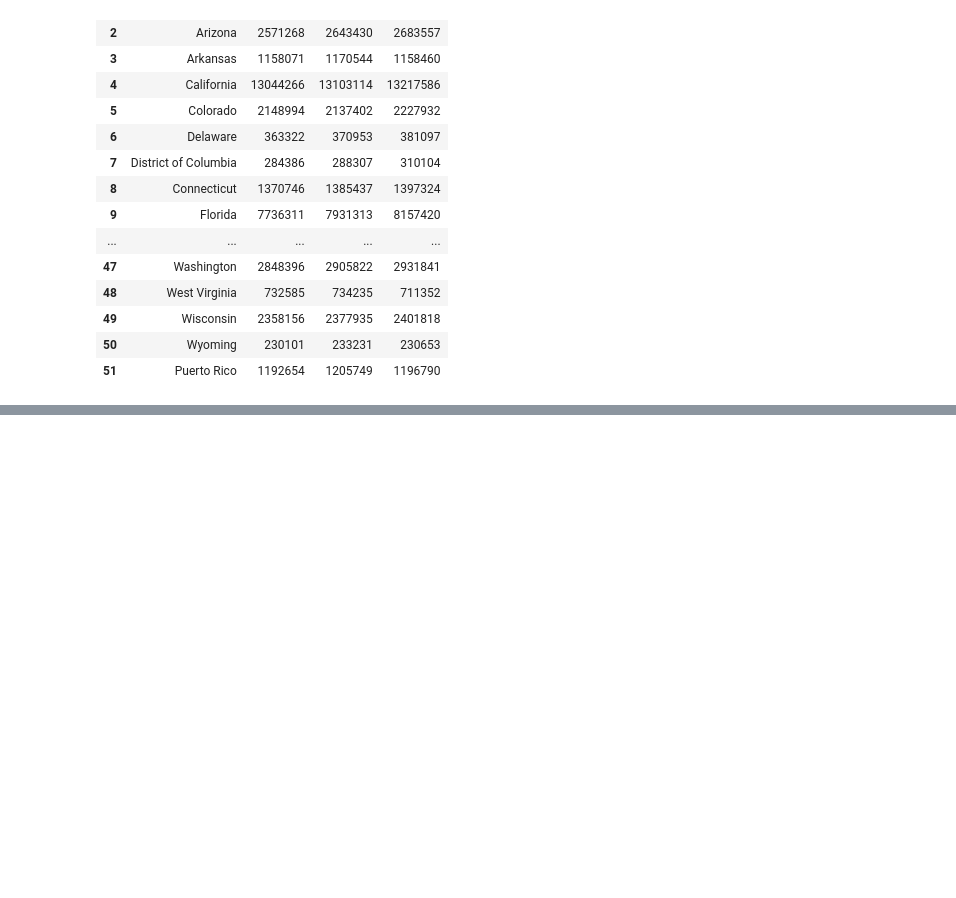
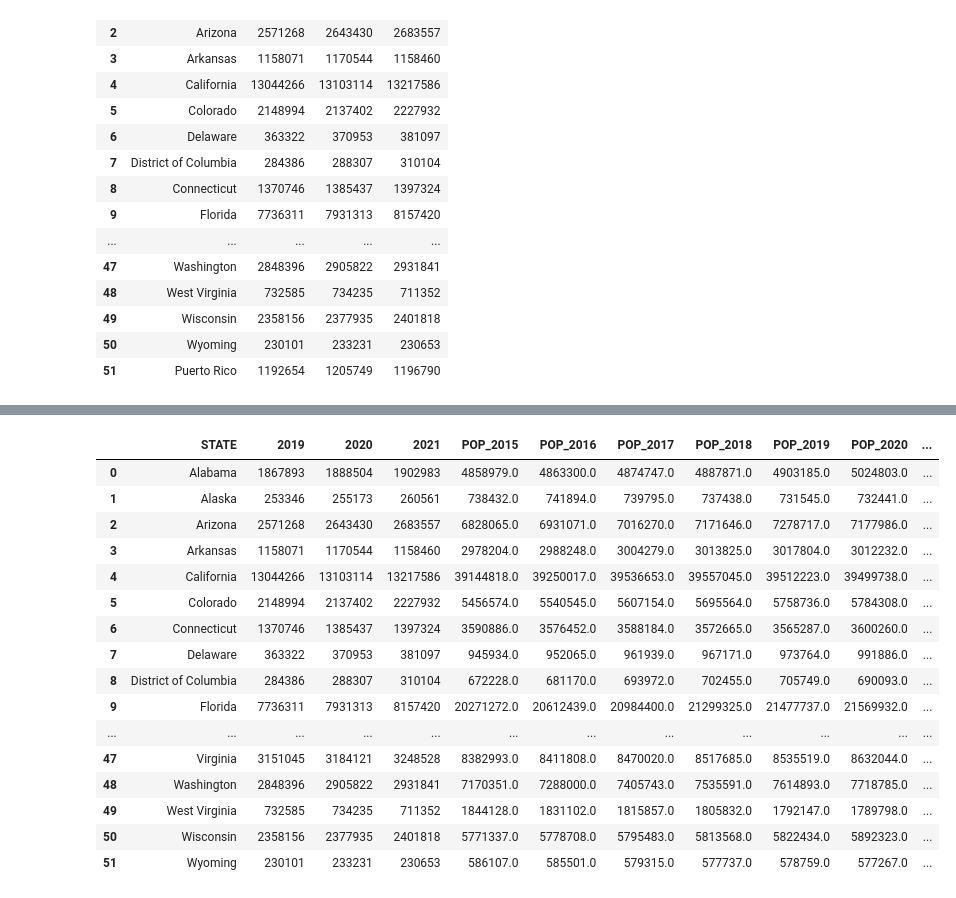
Before and after one commit to megangoode3/Group_Project_1, a Jupyter notebook: MG/EARNINGS IN THE PAST 12 MONTHS FOR HOUSEHOLDS.ipynb, the cells around one changed output, grey strips where cells are left out. Drawn from its saved outputs; the diff is of its cells as text; code cells hidden in the pictures; blank space fills up the shorter version.

Commit message:
updated household earnings file

```diff
--- a/MG/EARNINGS IN THE PAST 12 MONTHS FOR HOUSEHOLDS.ipynb
+++ b/MG/EARNINGS IN THE PAST 12 MONTHS FOR HOUSEHOLDS.ipynb
@@ -180,3 +181,9 @@ earnings_2
 | 49 | Wisconsin | 2358156 | 2377935 | 2401818 |
 | 50 | Wyoming | 230101 | 233231 | 230653 |
 | 51 | Puerto Rico | 1192654 | 1205749 | 1196790 |
+# %%
+# reorganize data frame with name column values in alphabetical order
+earnings_df = earnings_2.sort_values(by=["NAME"], ascending=True)
+# rename NAME column to STATE
+earnings_df = earnings_df.rename(columns={"NAME": "STATE"})
+earnings_df
@@ -182,0 +208,4 @@ earnings_2
+# %%
+# import csv
+pop_change_df = pd.read_csv("../Census_data/pop_change.csv")
+pop_change_df
@@ -182,0 +230,22 @@ earnings_2
+# %%
+# merge data frames
+pop_earnings_df = pd.merge(earnings_df, pop_change_df, on="STATE")
+pop_earnings_df
+# %% [output]
+|  | STATE | 2019 | 2020 | 2021 | POP_2015 | POP_2016 | POP_2017 | POP_2018 | POP_2019 | POP_2020 | ... |
+| 0 | Alabama | 1867893 | 1888504 | 1902983 | 4858979.0 | 4863300.0 | 4874747.0 | 4887871.0 | 4903185.0 | 5024803.0 | ... |
+| 1 | Alaska | 253346 | 255173 | 260561 | 738432.0 | 741894.0 | 739795.0 | 737438.0 | 731545.0 | 732441.0 | ... |
+| 2 | Arizona | 2571268 | 2643430 | 2683557 | 6828065.0 | 6931071.0 | 7016270.0 | 7171646.0 | 7278717.0 | 7177986.0 | ... |
+| 3 | Arkansas | 1158071 | 1170544 | 1158460 | 2978204.0 | 2988248.0 | 3004279.0 | 3013825.0 | 3017804.0 | 3012232.0 | ... |
+| 4 | California | 13044266 | 13103114 | 13217586 | 39144818.0 | 39250017.0 | 39536653.0 | 39557045.0 | 39512223.0 | 39499738.0 | ... |
+| 5 | Colorado | 2148994 | 2137402 | 2227932 | 5456574.0 | 5540545.0 | 5607154.0 | 5695564.0 | 5758736.0 | 5784308.0 | ... |
+| 6 | Connecticut | 1370746 | 1385437 | 1397324 | 3590886.0 | 3576452.0 | 3588184.0 | 3572665.0 | 3565287.0 | 3600260.0 | ... |
+| 7 | Delaware | 363322 | 370953 | 381097 | 945934.0 | 952065.0 | 961939.0 | 967171.0 | 973764.0 | 991886.0 | ... |
+| 8 | District of Columbia | 284386 | 288307 | 310104 | 672228.0 | 681170.0 | 693972.0 | 702455.0 | 705749.0 | 690093.0 | ... |
+| 9 | Florida | 7736311 | 7931313 | 8157420 | 20271272.0 | 20612439.0 | 20984400.0 | 21299325.0 | 21477737.0 | 21569932.0 | ... |
+| ... | ... | ... | ... | ... | ... | ... | ... | ... | ... | ... | ... |
+| 47 | Virginia | 3151045 | 3184121 | 3248528 | 8382993.0 | 8411808.0 | 8470020.0 | 8517685.0 | 8535519.0 | 8632044.0 | ... |
+| 48 | Washington | 2848396 | 2905822 | 2931841 | 7170351.0 | 7288000.0 | 7405743.0 | 7535591.0 | 7614893.0 | 7718785.0 | ... |
+| 49 | West Virginia | 732585 | 734235 | 711352 | 1844128.0 | 1831102.0 | 1815857.0 | 1805832.0 | 1792147.0 | 1789798.0 | ... |
+| 50 | Wisconsin | 2358156 | 2377935 | 2401818 | 5771337.0 | 5778708.0 | 5795483.0 | 5813568.0 | 5822434.0 | 5892323.0 | ... |
+| 51 | Wyoming | 230101 | 233231 | 230653 | 586107.0 | 585501.0 | 579315.0 | 577737.0 | 578759.0 | 577267.0 | ... |
```
Also changed, not shown: parts of 8 cells of this notebook.
